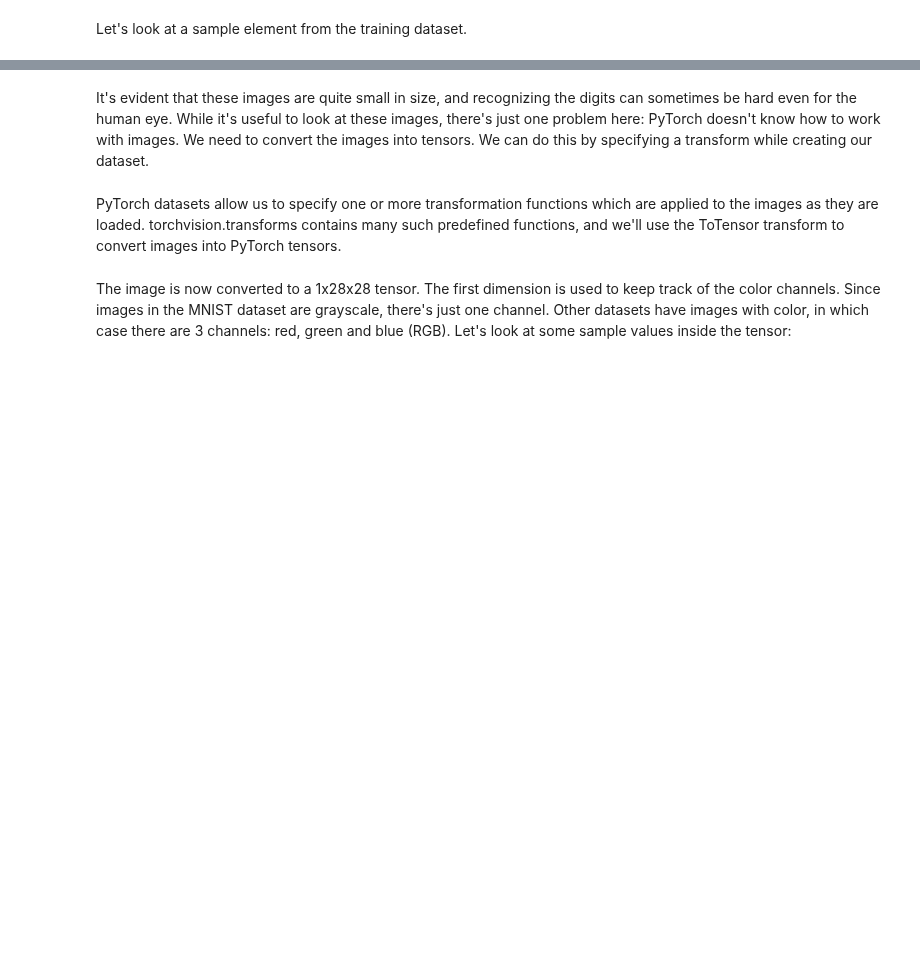
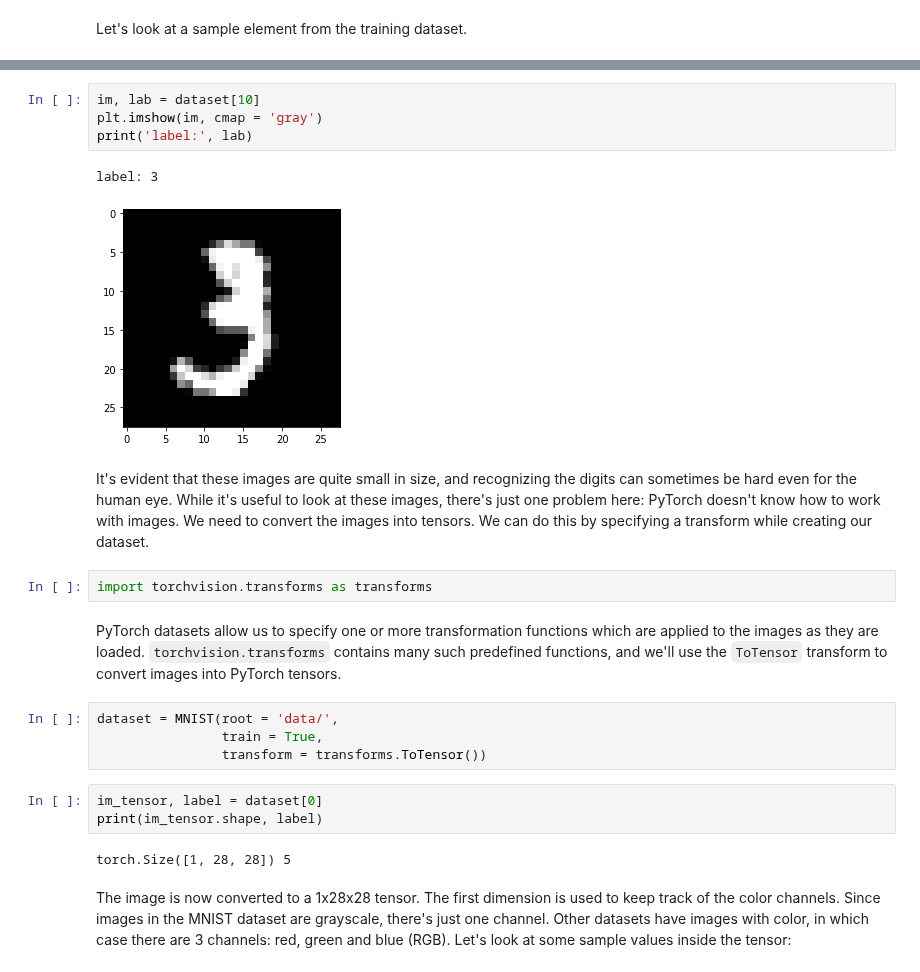
Before and after one commit to AnshMittal1811/Pytorch, a Jupyter notebook: Udemy - Pytorch zero to gans/Untitled.ipynb, the cells around one changed output, grey strips where cells are left out. Cells and saved outputs as stored; diff of their text form; blank space fills up the shorter version.

```diff
--- a/Udemy - Pytorch zero to gans/Untitled.ipynb
+++ b/Udemy - Pytorch zero to gans/Untitled.ipynb
@@ -49,6 +53,24 @@ Let's look at a couple of images from the dataset.
+# %%
+im, lab = dataset[10]
+plt.imshow(im, cmap = 'gray')
+print('label:', lab)
+# %% [output]
+label: 3
+[figure, added]
 # %% [markdown]
 It's evident that these images are quite small in size, and recognizing the digits can sometimes be hard even for the human eye. While it's useful to look at these images, there's just one problem here: PyTorch doesn't know how to work with images. We need to convert the images into tensors. We can do this by specifying a transform while creating our dataset.
+# %%
+import torchvision.transforms as transforms
 # %% [markdown]
-PyTorch datasets allow us to specify one or more transformation functions which are applied to the images as they are loaded. torchvision.transforms contains many such predefined functions, and we'll use the ToTensor transform to convert images into PyTorch tensors.
+PyTorch datasets allow us to specify one or more transformation functions which are applied to the images as they are loaded. <code>torchvision.transforms</code> contains many such predefined functions, and we'll use the <code>ToTensor</code> transform to convert images into PyTorch tensors.
+# %%
+dataset = MNIST(root = 'data/',
+                train = True,
+                transform = transforms.ToTensor())
+# %%
+im_tensor, label = dataset[0]
+print(im_tensor.shape, label)
+# %% [output]
+torch.Size([1, 28, 28]) 5
 # %% [markdown]
 The image is now converted to a 1x28x28 tensor. The first dimension is used to keep track of the color channels. Since images in the MNIST dataset are grayscale, there's just one channel. Other datasets have images with color, in which case there are 3 channels: red, green and blue (RGB). Let's look at some sample values inside the tensor:
```
Also changed, not shown: parts of 55 cells of this notebook, 11 other files.
